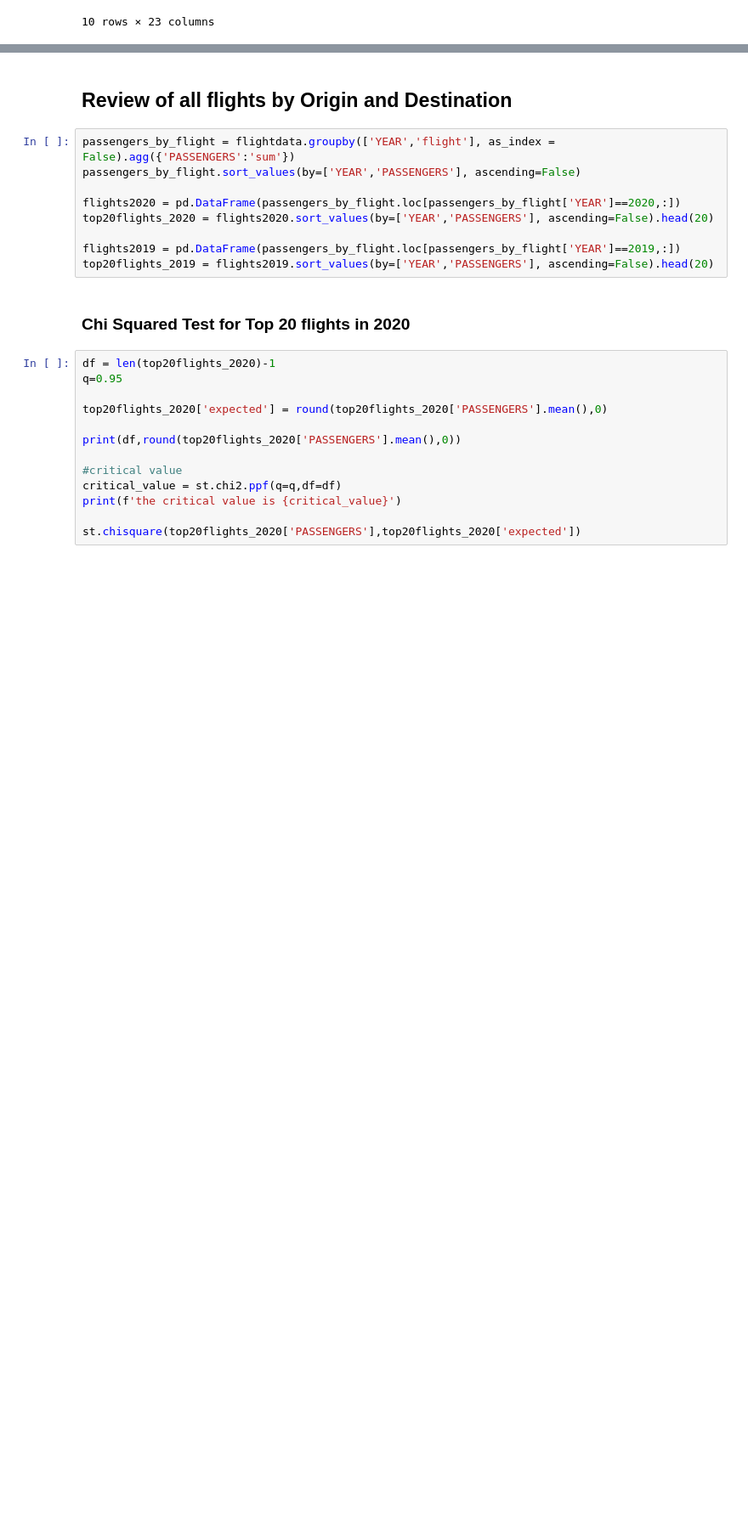
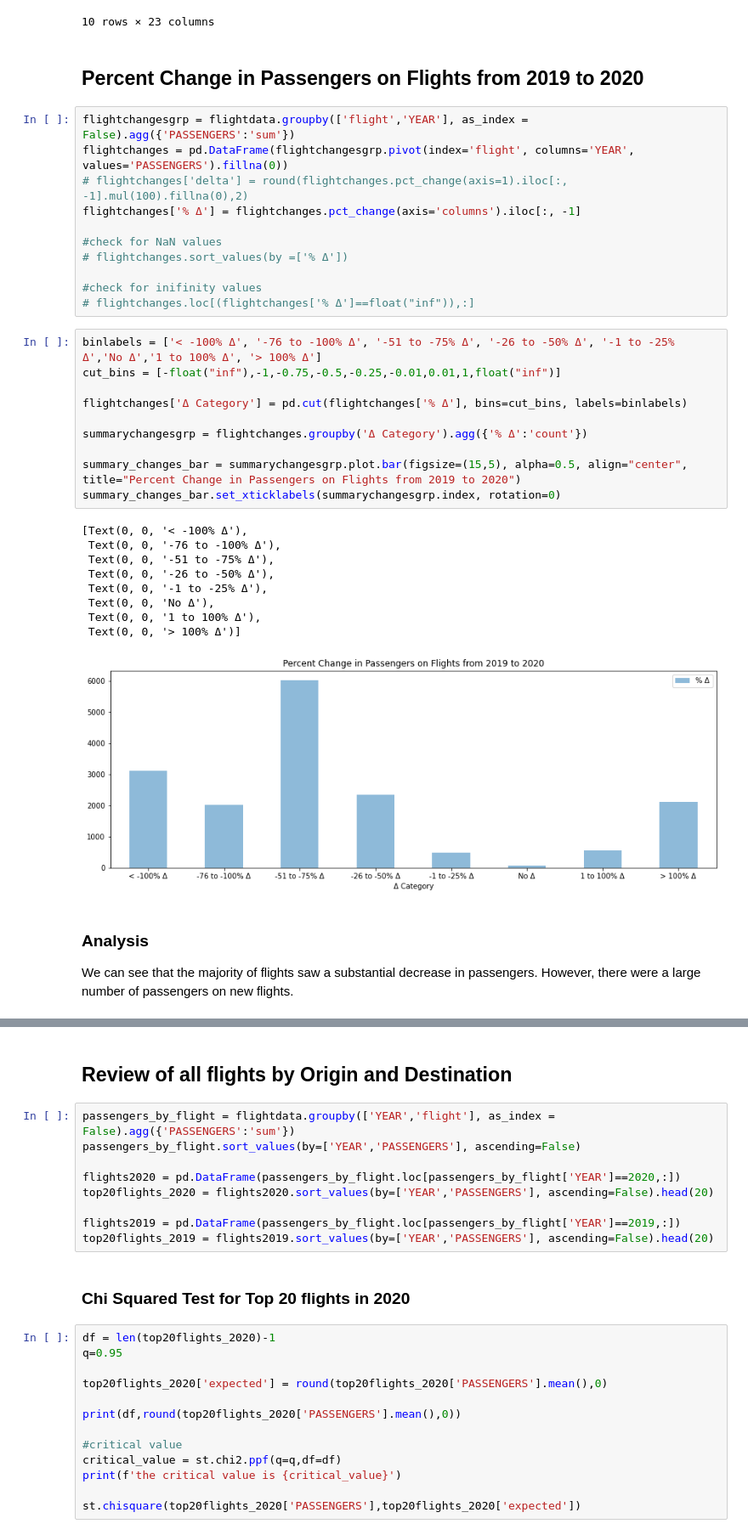
Before and after one commit to eukestad/team_awesomesauce, a Jupyter notebook: Erin/FlightPath_Analysis.ipynb, the cells around one changed output, grey strips where cells are left out. Shown at 85% size. Saved outputs shown, nothing was run; the diff lists cells and outputs as text; blank space fills up the shorter version.

Commit message:
updating flight analysis - erin

```diff
--- a/Erin/FlightPath_Analysis.ipynb
+++ b/Erin/FlightPath_Analysis.ipynb
@@ -42,3 +42,39 @@ flightdata.head(10)
 | 8 | Southwest Airlines Co. | MKE | Milwaukee, WI | WI | Wisconsin | US | ... |
 | 9 | Southwest Airlines Co. | OAK | Oakland, CA | CA | California | US | ... |
 10 rows × 23 columns
+# %% [markdown]
+## Percent Change in Passengers on Flights from 2019 to 2020
+# %%
+flightchangesgrp = flightdata.groupby(['flight','YEAR'], as_index = False).agg({'PASSENGERS':'sum'})
+flightchanges = pd.DataFrame(flightchangesgrp.pivot(index='flight', columns='YEAR', values='PASSENGERS').fillna(0))
+# flightchanges['delta'] = round(flightchanges.pct_change(axis=1).iloc[:, -1].mul(100).fillna(0),2)
+flightchanges['% Δ'] = flightchanges.pct_change(axis='columns').iloc[:, -1]
+
+#check for NaN values
+# flightchanges.sort_values(by =['% Δ'])
+
+#check for inifinity values
+# flightchanges.loc[(flightchanges['% Δ']==float("inf")),:]
+# %%
+binlabels = ['< -100% Δ', '-76 to -100% Δ', '-51 to -75% Δ', '-26 to -50% Δ', '-1 to -25% Δ','No Δ','1 to 100% Δ', '> 100% Δ']
+cut_bins = [-float("inf"),-1,-0.75,-0.5,-0.25,-0.01,0.01,1,float("inf")]
+
+flightchanges['Δ Category'] = pd.cut(flightchanges['% Δ'], bins=cut_bins, labels=binlabels)
+
+summarychangesgrp = flightchanges.groupby('Δ Category').agg({'% Δ':'count'})
+
+summary_changes_bar = summarychangesgrp.plot.bar(figsize=(15,5), alpha=0.5, align="center", title="Percent Change in Passengers on Flights from 2019 to 2020")
+summary_changes_bar.set_xticklabels(summarychangesgrp.index, rotation=0)
+# %% [output]
+[Text(0, 0, '< -100% Δ'),
+ Text(0, 0, '-76 to -100% Δ'),
+ Text(0, 0, '-51 to -75% Δ'),
+ Text(0, 0, '-26 to -50% Δ'),
+ Text(0, 0, '-1 to -25% Δ'),
+ Text(0, 0, 'No Δ'),
+ Text(0, 0, '1 to 100% Δ'),
+ Text(0, 0, '> 100% Δ')]
+[figure, added]
+# %% [markdown]
+### Analysis
+We can see that the majority of flights saw a substantial decrease in passengers. However, there were a large number of passengers on new flights.
```
Also changed, not shown: parts of 1 cell of this notebook.
